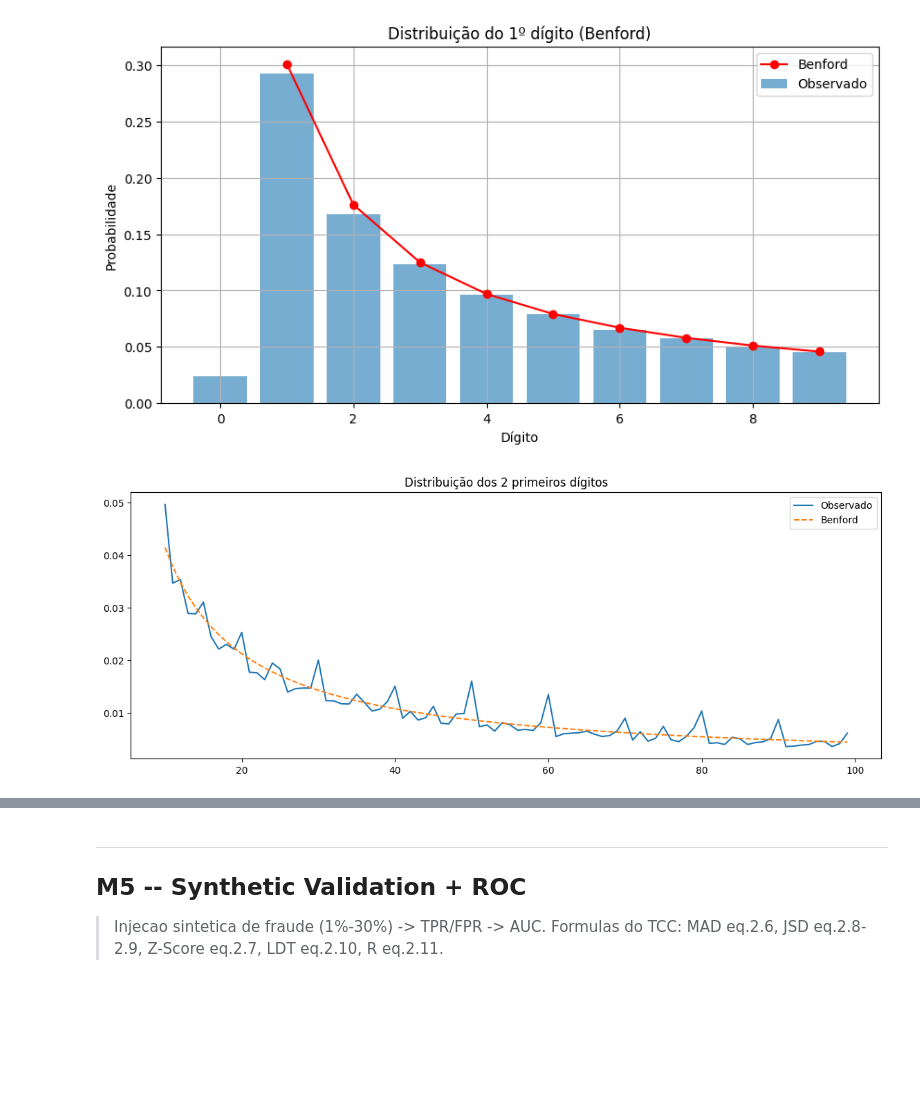
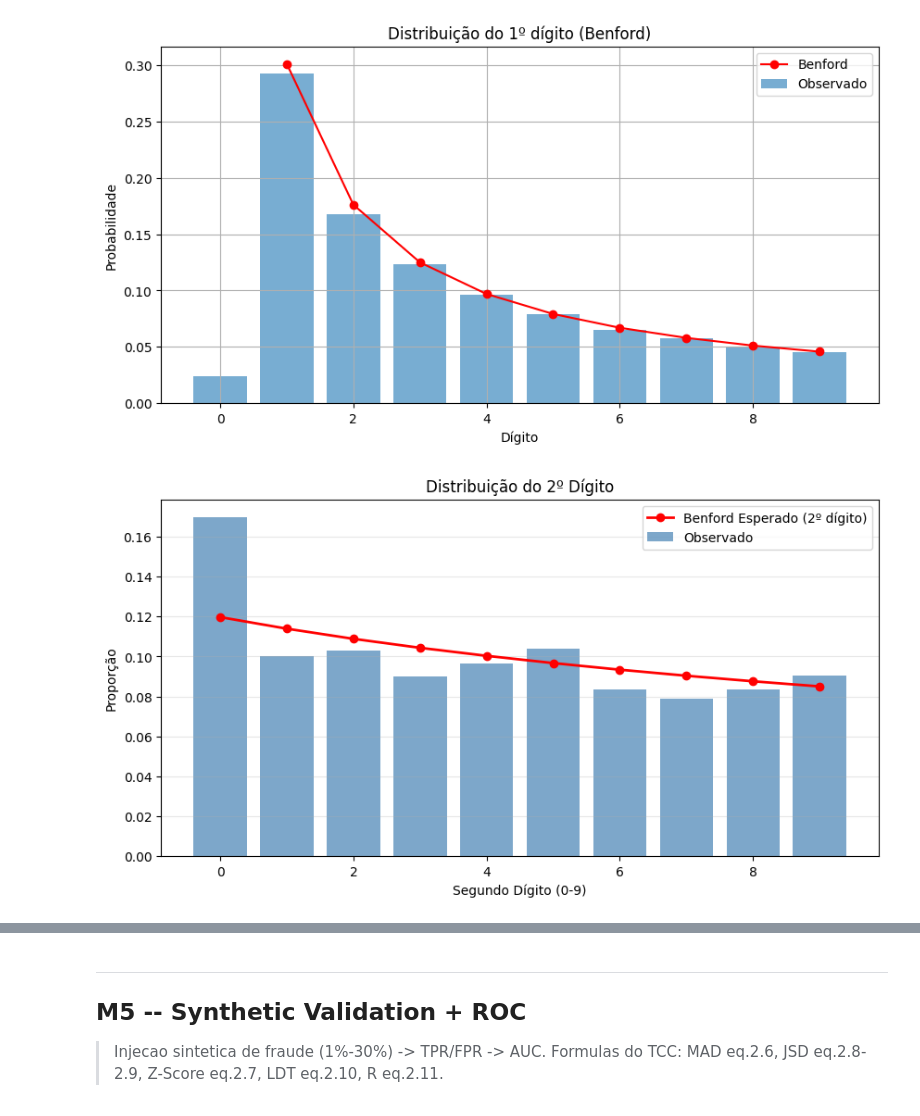
Before and after one commit to L0G1C06/TCC, a Jupyter notebook: spark_iceberg/notebooks/compras.ipynb, the cells around one changed output, grey strips where cells are left out. Saved outputs shown, nothing was run; the diff lists cells and outputs as text; code cells hidden in the pictures; blank space fills up the shorter version.

Commit message:
feature: adicionado pipeline usando 1, 2 e último dígito em compras para etapas de M1 até M4

```diff
--- a/spark_iceberg/notebooks/compras.ipynb
+++ b/spark_iceberg/notebooks/compras.ipynb
@@ -162,19 +162,19 @@ plt.show()
 def first_digit():
     return F.substring(F.regexp_replace(col("value").cast("string"), "[^0-9]", ""), 1, 1).cast("int")
 
-def first_two_digits():
-    return F.substring(F.regexp_replace(col("value").cast("string"), "[^0-9]", ""), 1, 2).cast("int")
+def second_digit():
+    return F.substring(F.regexp_replace(col("value").cast("string"), "[^0-9]", ""), 2, 1).cast("int")
 
 def last_digit():
     return (col("value") % 10).cast("int")
 
 # =========================================
-# FEATURE ENGINEERING (atualizado conforme pipeline)
+# FEATURE ENGINEERING (atualizado)
 # =========================================
 df_feat = df_model \
-    .withColumn("d1",  first_digit()) \
-    .withColumn("d12", first_two_digits()) \
-    .withColumn("ld",  last_digit())
+    .withColumn("d1", first_digit()) \
+    .withColumn("d2", second_digit()) \
+    .withColumn("ld", last_digit())
 # %%
 df1 = df_feat.withColumn("digit", first_digit())
 
@@ -198,21 +198,25 @@ plt.show()
 # %% [output]
 [figure]
 # %%
-df2 = df_feat.withColumn("digit", first_two_digits()).filter(col("digit").between(10,99))
-
+df2 = df_feat.withColumn("digit", second_digit())
 obs2 = df2.groupBy("digit").count().orderBy("digit").toPandas()
 obs2["p_obs"] = obs2["count"] / obs2["count"].sum()
 
+# Expected probabilities for the SECOND digit (0-9)
+# Usamos uma aproximação razoável baseada na distribuição condicional de Benford
 exp2 = pd.DataFrame({
-    "digit": list(range(10,100)),
-    "p_exp": [np.log10(1+1/n) for n in range(10,100)]
+    "digit": list(range(0,10)),
+    "p_exp": [0.11968, 0.11389, 0.10882, 0.10433, 0.10031, 0.09668, 0.09337, 0.09035, 0.08757, 0.08500]
 })
 
-plt.figure(figsize=(14,5))
-plt.plot(obs2["digit"], obs2["p_obs"], label="Observado")
-plt.plot(exp2["digit"], exp2["p_exp"], label="Benford", linestyle="--")
-plt.title("Distribuição dos 2 primeiros dígitos")
+plt.figure(figsize=(10, 5))
+plt.bar(obs2["digit"], obs2["p_obs"], alpha=0.7, color='steelblue', label="Observado")
+plt.plot(exp2["digit"], exp2["p_exp"], color="red", marker="o", linewidth=2, label="Benford Esperado (2º dígito)")
+plt.title("Distribuição do 2º Dígito")
+plt.xlabel("Segundo Dígito (0-9)")
+plt.ylabel("Proporção")
 plt.legend()
+plt.grid(axis='y', alpha=0.3)
 plt.show()
 # %% [output]
-[figure, old version]
+[figure, new version]
```
Also changed, not shown: parts of 3 cells of this notebook, 3 other files.
